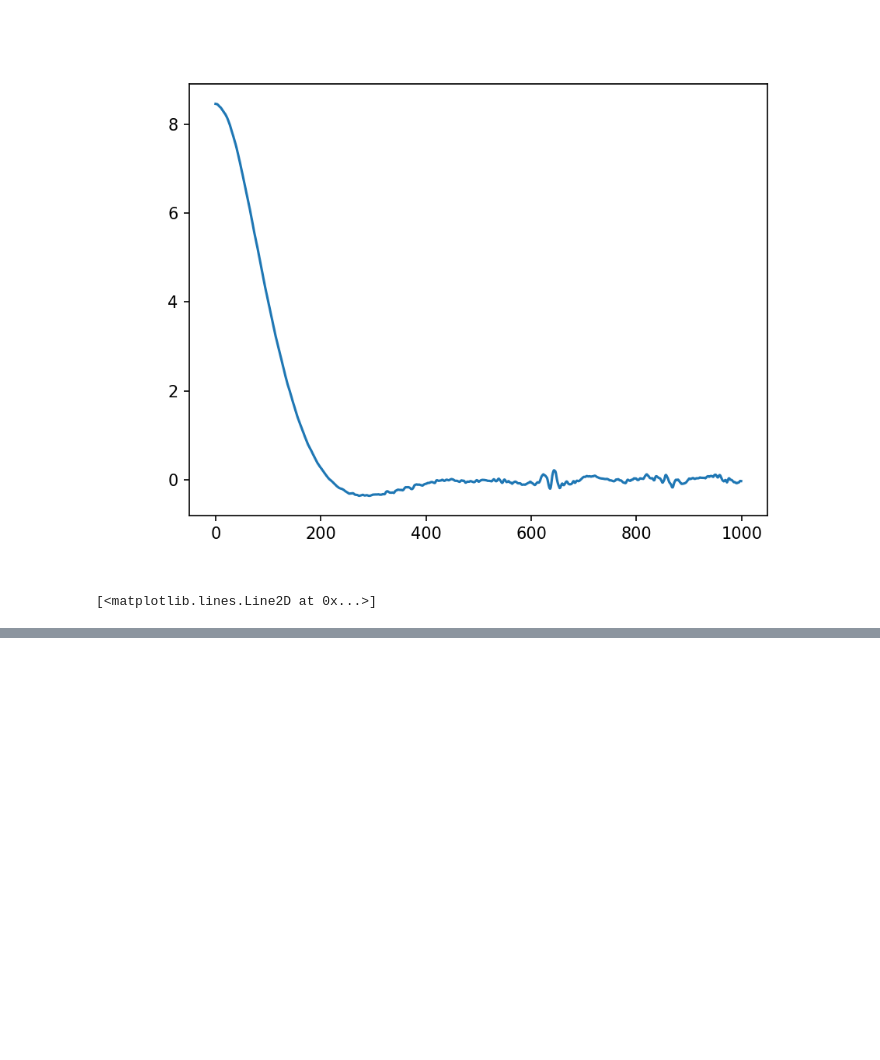
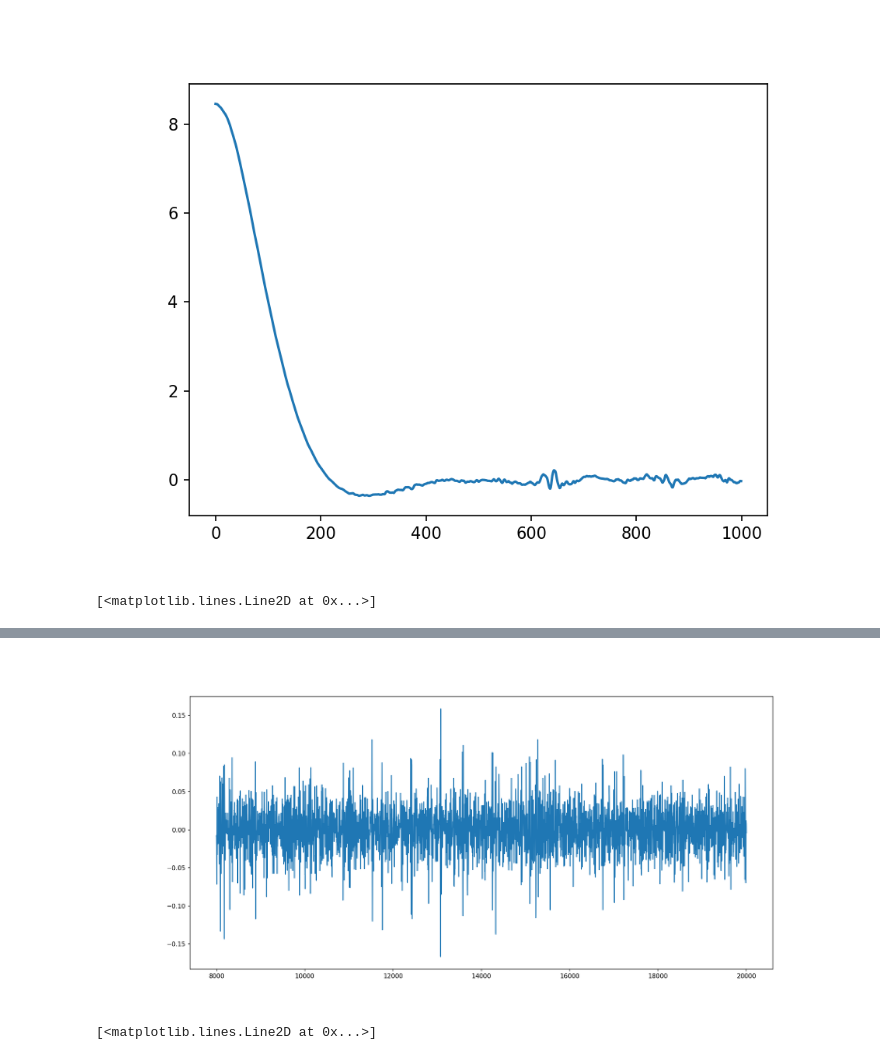
Before and after one commit to Beloin/TCCEMG, a Jupyter notebook: impl_tests/extract_as_dataset.ipynb, the cells around one changed output, grey strips where cells are left out. Drawn from its saved outputs; the diff is of its cells as text; code cells hidden in the pictures; blank space fills up the shorter version.

```diff
--- a/impl_tests/extract_as_dataset.ipynb
+++ b/impl_tests/extract_as_dataset.ipynb
@@ -55,0 +120,3 @@ So probably we will need to use our own filter to use the notch filter with 60Hz
+# %%
+extractor = RecordExtractor(2000)
+cycle = extractor.read_cycle(0, fbase.iloc[:,0])
@@ -55,0 +159,6 @@ So probably we will need to use our own filter to use the notch filter with 60Hz
+# %%
+plt.figure(figsize=(17, 8))
+plt.plot(cycle.rest)
+# %% [output]
+[figure, added]
+[<matplotlib.lines.Line2D at 0x...>]
```
Also changed, not shown: parts of 8 cells of this notebook, 1 other file.
